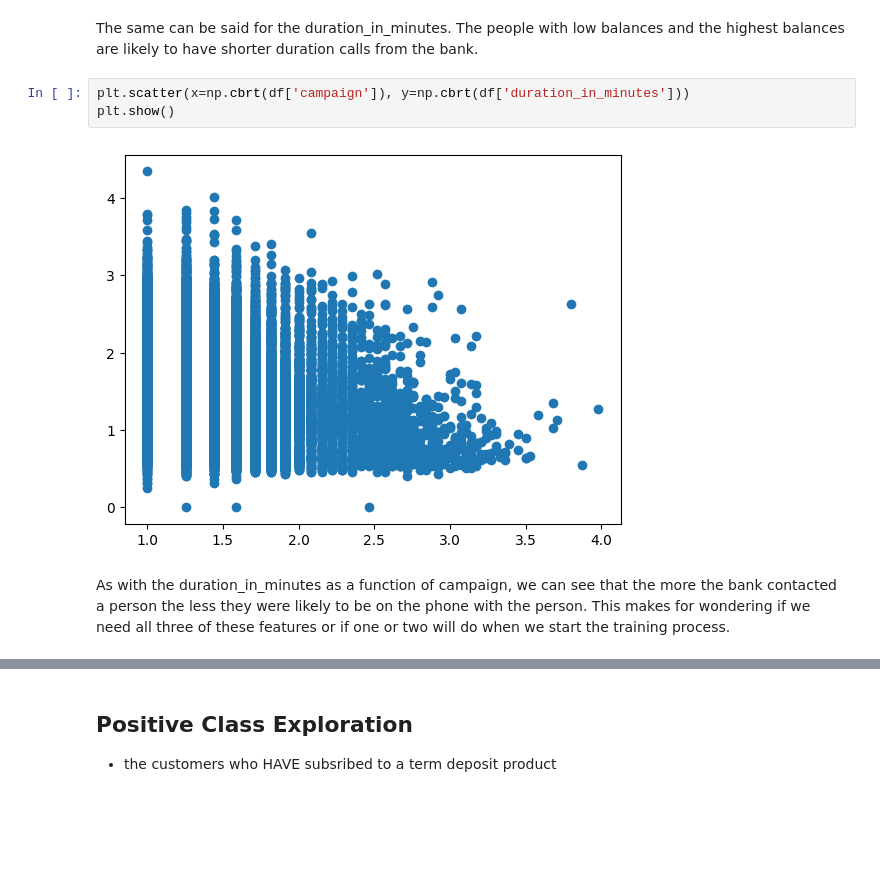
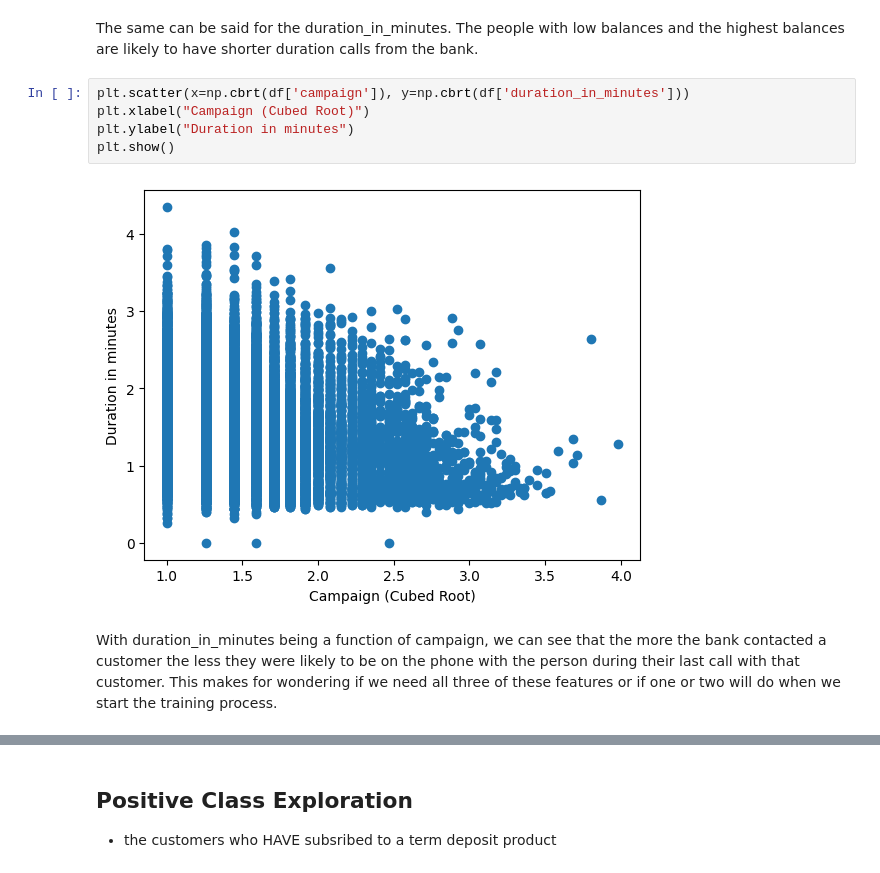
Before and after one commit to SmittyB00p/YeWM9P1Uy7KvrKRS, a Jupyter notebook: eda.ipynb, the cells around one changed output, grey strips where cells are left out. Cells and saved outputs as stored; diff of their text form; blank space fills up the shorter version.

```diff
--- a/eda.ipynb
+++ b/eda.ipynb
@@ -390,11 +405,13 @@ plt.show()
 The same can be said for the duration_in_minutes. The people with low balances and the highest balances are likely to have shorter duration calls from the bank.
 # %%
 plt.scatter(x=np.cbrt(df['campaign']), y=np.cbrt(df['duration_in_minutes']))
+plt.xlabel("Campaign (Cubed Root)")
+plt.ylabel("Duration in minutes")
 plt.show()
 # %% [output]
-[figure, old version]
+[figure, new version]
 # %% [markdown]
-As with the duration_in_minutes as a function of campaign, we can see that the more the bank contacted a person the less they were likely to be on the phone with the person. This makes for wondering if we need all three of these features or if one or two will do when we start the training process.
+With duration_in_minutes being a function of campaign, we can see that the more the bank contacted a customer the less they were likely to be on the phone with the person during their last call with that customer. This makes for wondering if we need all three of these features or if one or two will do when we start the training process.
 # %%
 fig = plt.figure(figsize=(6, 8))
 ax = fig.add_subplot(projection='3d')
```
Also changed, not shown: parts of 29 cells of this notebook.
